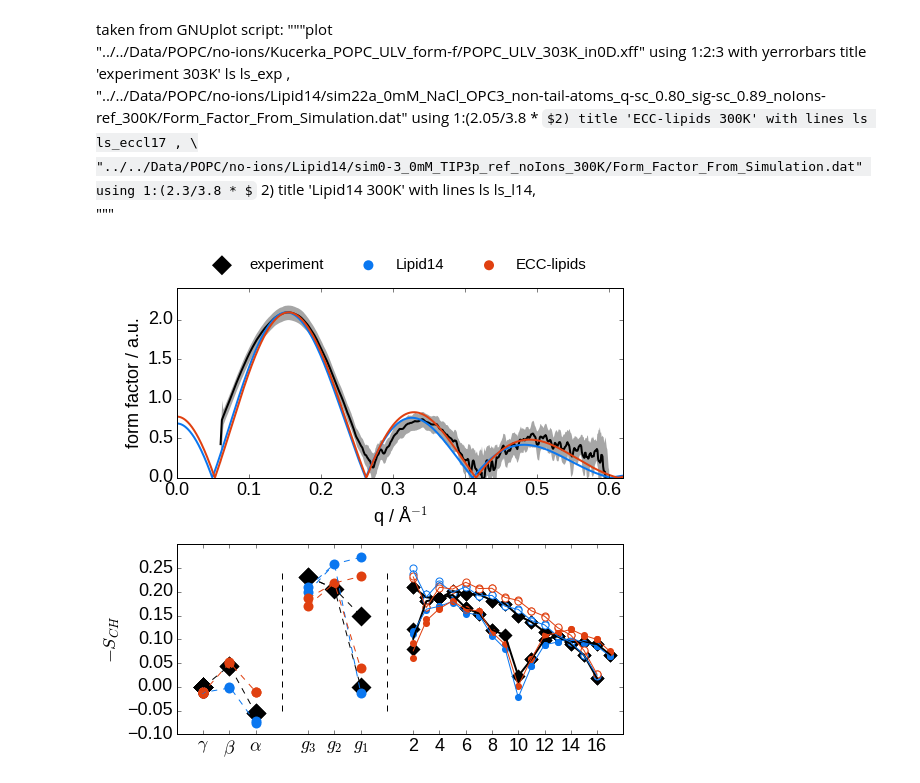
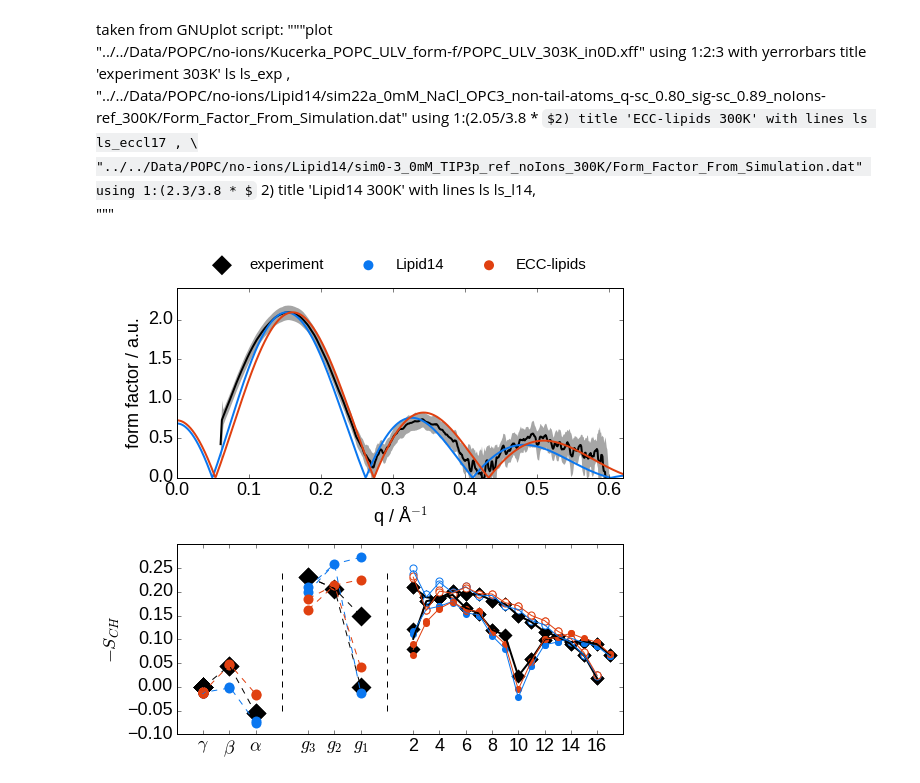
Before and after one commit to ohsOllila/NMRlipids_VI-NewIonModel, a Jupyter notebook: Fig/ipython_nb/Plot_OPs_ECCLipid17_q80_sig89.ipynb, the cells around one changed output. Saved outputs shown, nothing was run; the diff lists cells and outputs as text; code cells hidden in the pictures; some formulas as TeX source.

Commit message:
Figure fix: changing form-factor and actual OPs (Fig1) from OPC3->SPCE Just forgot to change the file names in the script, now it shall be correct.

```diff
--- a/Fig/ipython_nb/Plot_OPs_ECCLipid17_q80_sig89.ipynb
+++ b/Fig/ipython_nb/Plot_OPs_ECCLipid17_q80_sig89.ipynb
@@ -13,9 +15,9 @@ Populating the interactive namespace from numpy and matplotlib
 exper_fname = "/mnt/ssd/NMRlipids_VI-NewIonModel/Data/POPC/exp/POPC_Order_Parameters_Experiments_all.dat"
 
 sim_l14_fname = "NpT/sim0-3_0mM_TIP3p_ref_noIons_300K/OrdPars.dat"
-sim_ecc_fname1 = "NpT/sim22a_0mM_NaCl_OPC3_non-tail-atoms_q-sc_0.80_sig-sc_0.89_noIons-ref_300K/OrdPars.dat"
-sim_ecc_fname2 = "NpT/sim22a_0mM_NaCl_OPC4_non-tail-atoms_q-sc_0.80_sig-sc_0.89_noIons-ref/OrdPars.dat"
-sim_ecc_fname3 = "NpT/sim22a_0mM_NaCl_SPCE_non-tail-atoms_q-sc_0.80_sig-sc_0.89_noIons-ref/OrdPars.dat"
+sim_ecc_fname1 = "NpT/sim22a_0mM_NaCl_SPCE_non-tail-atoms_q-sc_0.80_sig-sc_0.89_noIons-ref_300K/OrdPars.dat"
+#sim_ecc_fname2 = "NpT/sim22a_0mM_NaCl_OPC4_non-tail-atoms_q-sc_0.80_sig-sc_0.89_noIons-ref/OrdPars.dat"
+#sim_ecc_fname3 = "NpT/sim22a_0mM_NaCl_SPCE_non-tail-atoms_q-sc_0.80_sig-sc_0.89_noIons-ref/OrdPars.dat"
 
 fnames = [exper_fname, sim_l14_fname, sim_ecc_fname1] #, sim_ecc_fname2, sim_ecc_fname3]
 
@@ -55,7 +57,7 @@ taken from GNUplot script:
 # %%
 form_fs_files = ["../../../Data/POPC/no-ions/Kucerka_POPC_ULV_form-f/POPC_ULV_303K_in0D.xff",
                  "../../../Data/POPC/no-ions/Lipid14/sim0-3_0mM_TIP3p_ref_noIons_300K/Form_Factor_From_Simulation.dat",
-                 "../../../Data/POPC/no-ions/Lipid14/sim22a_0mM_NaCl_OPC3_non-tail-atoms_q-sc_0.80_sig-sc_0.89_noIons-ref_300K/Form_Factor_From_Simulation.dat"
+                 "../../../Data/POPC/no-ions/Lipid14/sim22a_0mM_NaCl_SPCE_non-tail-atoms_q-sc_0.80_sig-sc_0.89_noIons-ref_300K/Form_Factor_From_Simulation.dat"
                 ]
 
 form_fs = []
@@ -147,7 +149,7 @@ xlabelsl = list(xlabels)
 xlabelsl.extend(range(2, 18, 2))
 ax.set_xticklabels(xlabelsl, rotation=0)
 
-legends = ['experiment', 'Lipid14', r'ECC-lipids', r'ECC-lipids 17, OPC4', r'ECC-lipids 17, SPC/E'] #, 'scaled Oxy. sigmas 0.90 0mM', 'scaled OCH headgr. sigmas 0.94 0mM',
+legends = ['experiment', 'Lipid14', r'ECC-lipids']  #, r'ECC-lipids 17, OPC4', r'ECC-lipids 17, SPC/E'] #, 'scaled Oxy. sigmas 0.90 0mM', 'scaled OCH headgr. sigmas 0.94 0mM',
            #'scaled 0.75 Oxy. sigmas 0.90 0mM', 'scaled 0.75 Oxy. sigmas 0.90 0mM NpAT']
 colours = ['black', '#0a77f0',  '#e04010',  '#DE4578',  '#BB5487']  # zip() truncates the to the shortest list
 
@@ -221,31 +223,31 @@ for (model, legend, colour) in zip(models, legends, colours):
             except:
                 pass
                 #print "Label {lab} not found in current model keys, model: {mod}".format(lab=label, mod=model)
     for tail in tails.keys():
         for item in tails[tail].items():
             tails_list[tail].append([item[0], np.average(item[1])])
         tail_temp = np.array(tails_list[tail])
         try:
             ax.plot(tail_temp[:,0]+2*len(xlabels)+2, -tail_temp[:,1], c=colour, lw=plotlinew, ls="-", label=point_label)
         except:
             pass
 
 
 # choline-glycerol separator
 ax.vlines(len(xlabels), -0.05, 0.25, linestyles='dashed')
 # glycerol-tails separator
 ax.vlines(2*len(xlabels)+2, -0.05, 0.25, linestyles='dashed')
 
 
 ax.legend(bbox_transform=plt.gcf().transFigure,
           bbox_to_anchor=(0.86, 0.975),
           ncol=3,
           frameon=False,
           fontsize='small',
           scatterpoints=1)
 
 plt.savefig("Order-parameters_form-factors_exp-L14-ECCL17_q80_sig89.pdf", dpi=200, bbox_inches='tight')
 #plt.show()
 fig.show()
 # %% [output]
-[figure, old version]
+[figure, new version]
```
Also changed, not shown: parts of 1 cell of this notebook, 1 other file.
